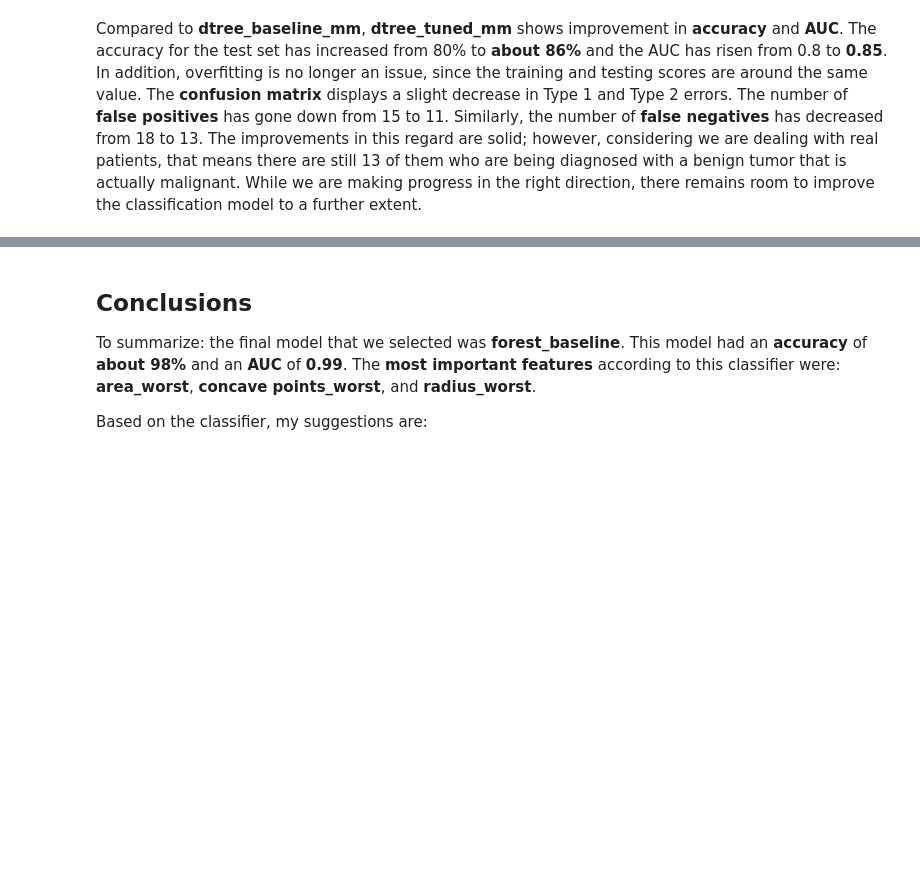
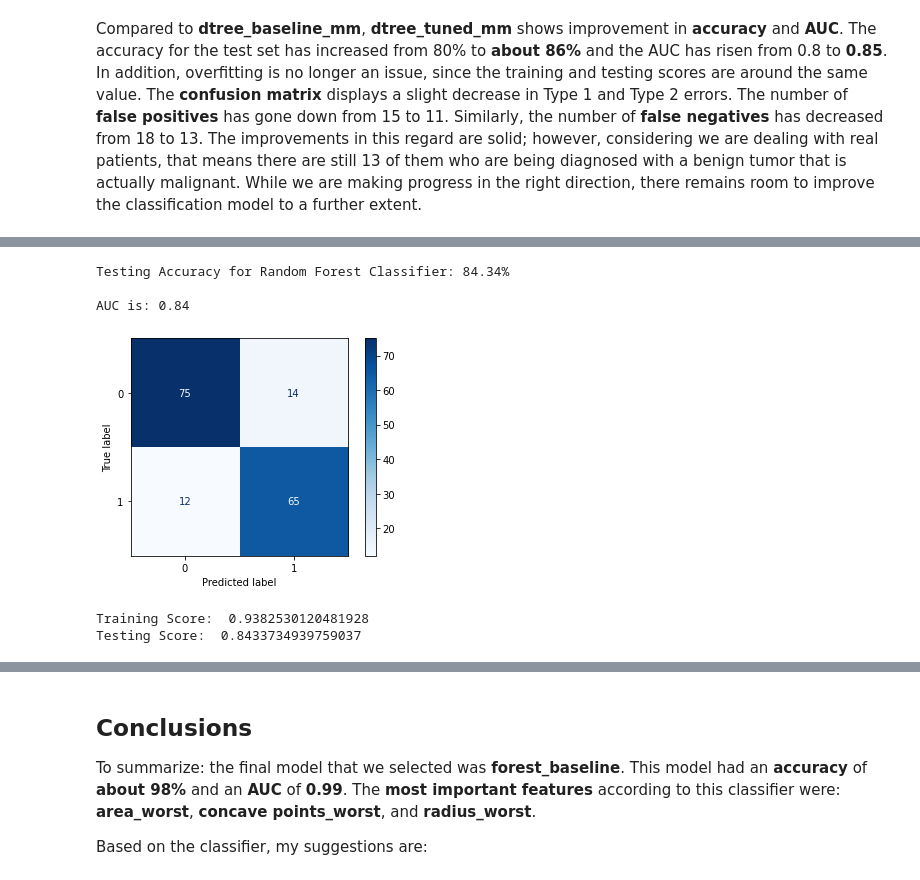
Before and after one commit to jbenedito99/Breast-Cancer-Classification, a Jupyter notebook: notebook.ipynb, the cells around one changed output, grey strips where cells are left out. Saved outputs shown, nothing was run; the diff lists cells and outputs as text; code cells hidden in the pictures; blank space fills up the shorter version.

Commit message:
Added random forest models for MM dataset

```diff
--- a/notebook.ipynb
+++ b/notebook.ipynb
@@ -856,0 +859,40 @@ Compared to <b>dtree_baseline_mm</b>, <b>dtree_tuned_mm</b> shows improvement in
+# %%
+# creating baseline random forest classifer
+
+# instantiate RandomForestClassifier with random_state=10 for reproducibility
+forest_baseline_mm = RandomForestClassifier(random_state=10)
+
+# fit training data
+forest_baseline_mm.fit(X_train_mm, y_train_mm)
+
+# predict test data
+forest_baseline_mm_preds = forest_baseline_mm.predict(X_test_mm)
+# %%
+# calculate accuracy_score and AUC for test data to evaluate classifier performance
+
+# print accuracy_score
+print("Testing Accuracy for Random Forest Classifier: {:.4}%".format(accuracy_score(y_test_mm, forest_baseline_mm_preds) * 100))
+
+# check AUC for predictions
+false_positive_rate, true_positive_rate, thresholds = roc_curve(y_test_mm, forest_baseline_mm_preds)
+roc_auc = auc(false_positive_rate, true_positive_rate)
+print('\nAUC is: {0}'.format(round(roc_auc, 2)))
+# %% [output]
+Testing Accuracy for Random Forest Classifier: 84.34%
+
+AUC is: 0.84
+# %%
+# generate confusion matrix
+
+cnf_matrix = confusion_matrix(y_test_mm, forest_baseline_mm_preds)
+disp = ConfusionMatrixDisplay(confusion_matrix=cnf_matrix, display_labels=forest_baseline_mm.classes_)
+disp.plot(cmap=plt.cm.Blues);
+# %% [output]
+[figure, added]
+# %%
+# compare accuracy for training and test data using .score()
+print('Training Score: ', forest_baseline_mm.score(X_train_mm, y_train_mm))
+print('Testing Score: ', forest_baseline_mm.score(X_test_mm, y_test_mm))
+# %% [output]
+Training Score:  0.9382530120481928
+Testing Score:  0.8433734939759037
```
Also changed, not shown: parts of 23 cells of this notebook.
